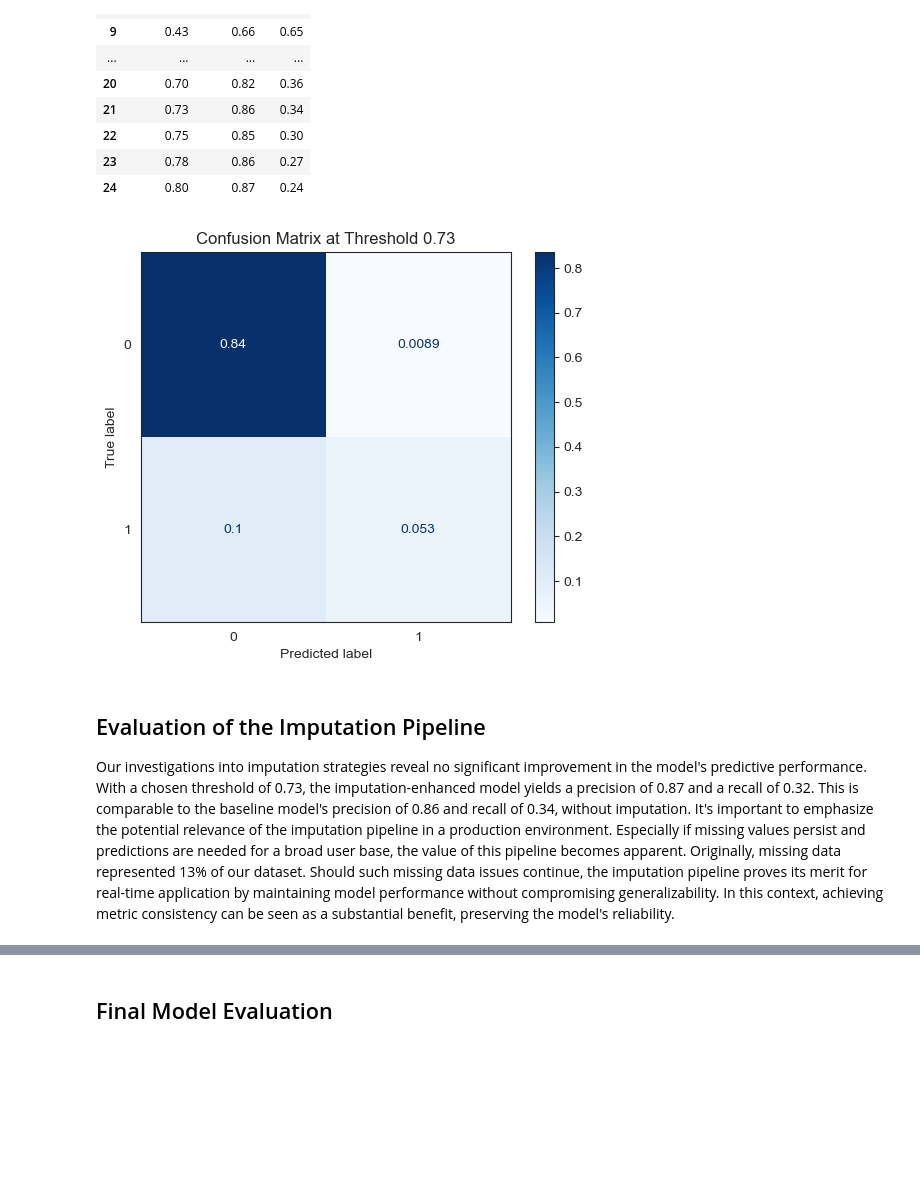
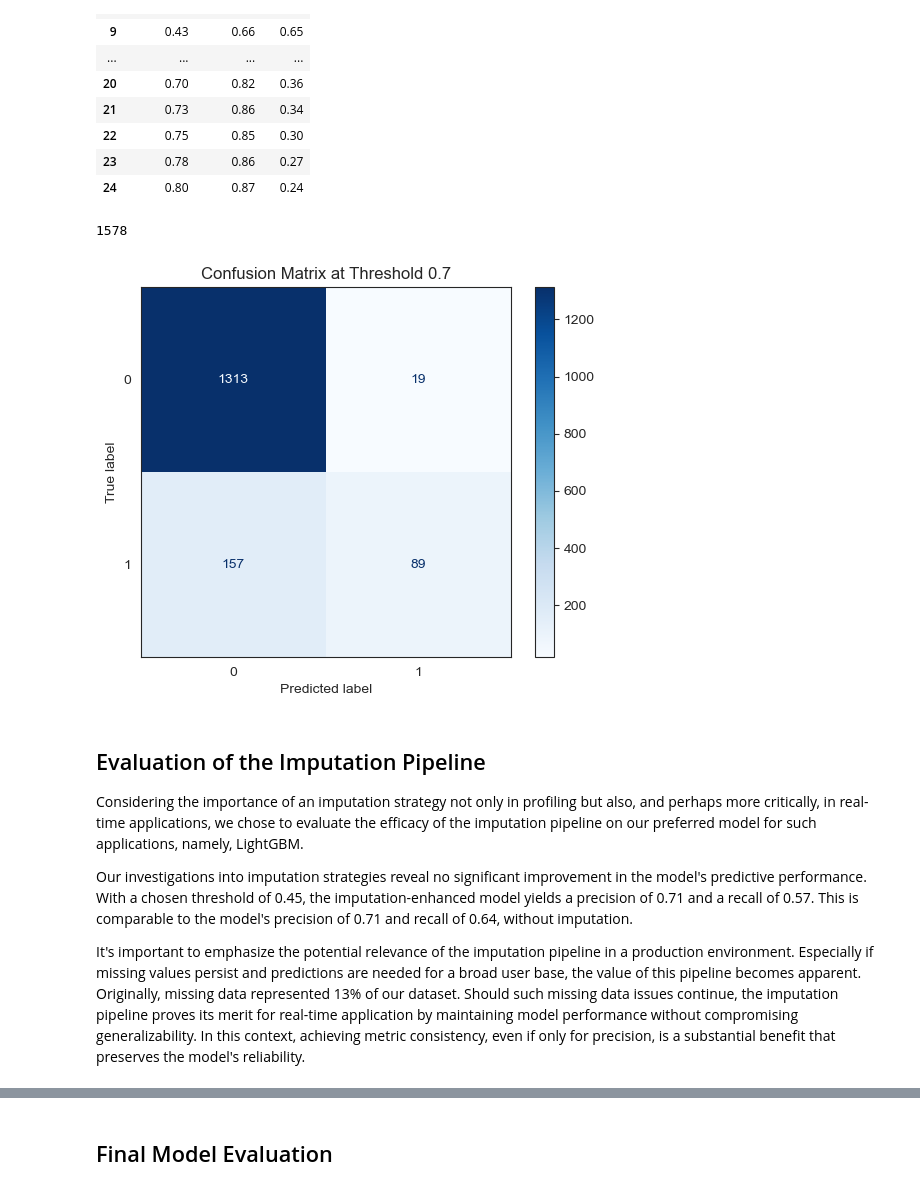
Before and after one commit to FutureGoose/ecommerce_purchase_prediction, a Jupyter notebook: gustaf_boden_ml_projekt.ipynb, the cells around one changed output, grey strips where cells are left out. Cells and saved outputs as stored; diff of their text form; code cells hidden in the pictures; blank space fills up the shorter version.

```diff
--- a/gustaf_boden_ml_projekt.ipynb
+++ b/gustaf_boden_ml_projekt.ipynb
@@ -1909,13 +1924,19 @@ evaluate_thresholds(ebm_model, X_val_preprocessed, y_val)
 | 23 | 0.78 | 0.86 | 0.27 |
 | 24 | 0.80 | 0.87 | 0.24 |
 # %%
-# Confusion Matrix with percentages
-plot_confusion_matrix_with_threshold(ebm_pipe, X_val, y_val, threshold=0.73)
+# Confusion Matrix
+print(len(y_val))
+plot_confusion_matrix_with_threshold(ebm_model, X_val_preprocessed, y_val, threshold=0.7, normalize=False)
 # %% [output]
+1578
-[figure, old version]
+[figure, new version]
 # %% [markdown]
 ## Evaluation of the Imputation Pipeline
-Our investigations into imputation strategies reveal no significant improvement in the model's predictive performance. With a chosen threshold of 0.73, the imputation-enhanced model yields a precision of 0.87 and a recall of 0.32. This is comparable to the baseline model's precision of 0.86 and recall of 0.34, without imputation. It's important to emphasize the potential relevance of the imputation pipeline in a production environment. Especially if missing values persist and predictions are needed for a broad user base, the value of this pipeline becomes apparent. Originally, missing data represented 13% of our dataset. Should such missing data issues continue, the imputation pipeline proves its merit for real-time application by maintaining model performance without compromising generalizability. In this context, achieving metric consistency can be seen as a substantial benefit, preserving the model's reliability.
+Considering the importance of an imputation strategy not only in profiling but also, and perhaps more critically, in real-time applications, we chose to evaluate the efficacy of the imputation pipeline on our preferred model for such applications, namely, LightGBM.
+
+Our investigations into imputation strategies reveal no significant improvement in the model's predictive performance. With a chosen threshold of 0.45, the imputation-enhanced model yields a precision of 0.71 and a recall of 0.57. This is comparable to the model's precision of 0.71 and recall of 0.64, without imputation.
+
+It's important to emphasize the potential relevance of the imputation pipeline in a production environment. Especially if missing values persist and predictions are needed for a broad user base, the value of this pipeline becomes apparent. Originally, missing data represented 13% of our dataset. Should such missing data issues continue, the imputation pipeline proves its merit for real-time application by maintaining model performance without compromising generalizability. In this context, achieving metric consistency, even if only for precision, is a substantial benefit that preserves the model's reliability.
 # %%
 from sklearn.compose import ColumnTransformer
 from sklearn.impute import KNNImputer, SimpleImputer
```
Also changed, not shown: parts of 18 cells of this notebook.
